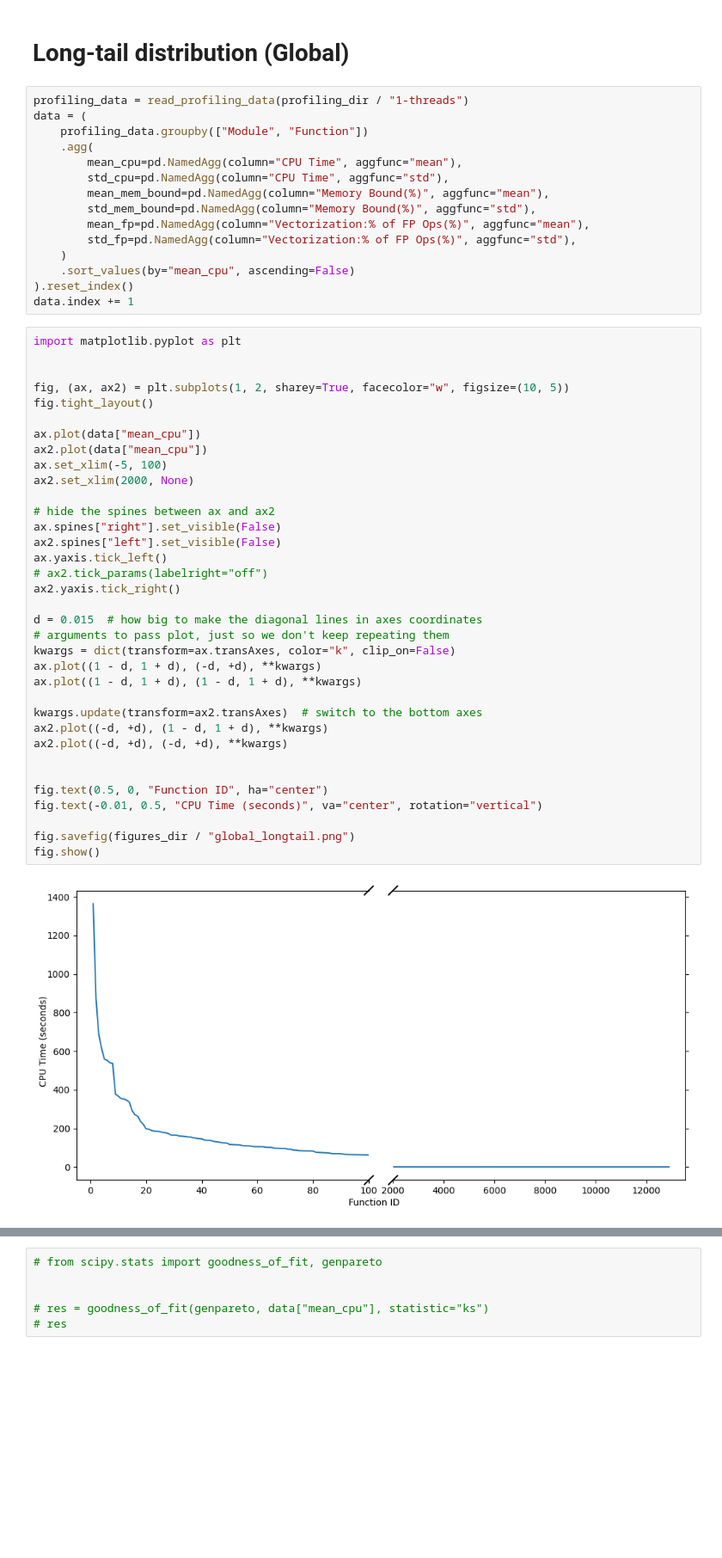
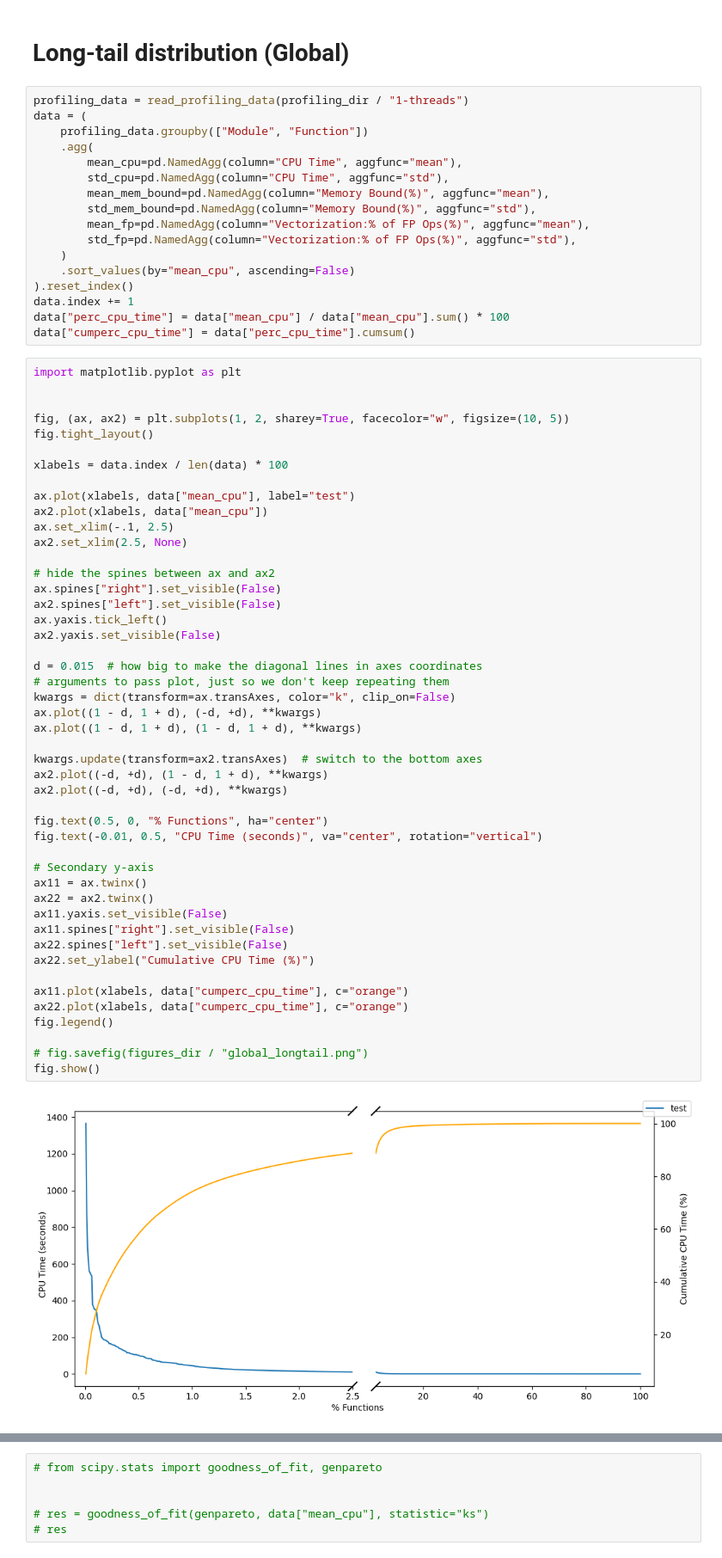
Before and after one commit to mathdugre/mri-bottleneck, a Jupyter notebook: vizualisation.ipynb, the cells around one changed output, grey strips where cells are left out. Shown at 86% size. Drawn from its saved outputs; the diff is of its cells as text; blank space fills up the shorter version.

```diff
--- a/vizualisation.ipynb
+++ b/vizualisation.ipynb
@@ -735,40 +747,54 @@ data = (
     .sort_values(by="mean_cpu", ascending=False)
 ).reset_index()
 data.index += 1
+data["perc_cpu_time"] = data["mean_cpu"] / data["mean_cpu"].sum() * 100
+data["cumperc_cpu_time"] = data["perc_cpu_time"].cumsum()
 # %%
 import matplotlib.pyplot as plt
 
 
 fig, (ax, ax2) = plt.subplots(1, 2, sharey=True, facecolor="w", figsize=(10, 5))
 fig.tight_layout()
 
-ax.plot(data["mean_cpu"])
-ax2.plot(data["mean_cpu"])
-ax.set_xlim(-5, 100)
-ax2.set_xlim(2000, None)
+xlabels = data.index / len(data) * 100
+
+ax.plot(xlabels, data["mean_cpu"], label="test")
+ax2.plot(xlabels, data["mean_cpu"])
+ax.set_xlim(-.1, 2.5)
+ax2.set_xlim(2.5, None)
 
 # hide the spines between ax and ax2
 ax.spines["right"].set_visible(False)
 ax2.spines["left"].set_visible(False)
 ax.yaxis.tick_left()
-# ax2.tick_params(labelright="off")
-ax2.yaxis.tick_right()
+ax2.yaxis.set_visible(False)
 
 d = 0.015  # how big to make the diagonal lines in axes coordinates
 # arguments to pass plot, just so we don't keep repeating them
 kwargs = dict(transform=ax.transAxes, color="k", clip_on=False)
 ax.plot((1 - d, 1 + d), (-d, +d), **kwargs)
 ax.plot((1 - d, 1 + d), (1 - d, 1 + d), **kwargs)
 
 kwargs.update(transform=ax2.transAxes)  # switch to the bottom axes
 ax2.plot((-d, +d), (1 - d, 1 + d), **kwargs)
 ax2.plot((-d, +d), (-d, +d), **kwargs)
 
-
-fig.text(0.5, 0, "Function ID", ha="center")
+fig.text(0.5, 0, "% Functions", ha="center")
 fig.text(-0.01, 0.5, "CPU Time (seconds)", va="center", rotation="vertical")
 
-fig.savefig(figures_dir / "global_longtail.png")
+# Secondary y-axis
+ax11 = ax.twinx()
+ax22 = ax2.twinx()
+ax11.yaxis.set_visible(False)
+ax11.spines["right"].set_visible(False)
+ax22.spines["left"].set_visible(False)
+ax22.set_ylabel("Cumulative CPU Time (%)")
+
+ax11.plot(xlabels, data["cumperc_cpu_time"], c="orange")
+ax22.plot(xlabels, data["cumperc_cpu_time"], c="orange")
+fig.legend()
+
+# fig.savefig(figures_dir / "global_longtail.png")
 fig.show()
 # %% [output]
-[figure, old version]
+[figure, new version]
```
Also changed, not shown: parts of 24 cells of this notebook, 50 other files.
